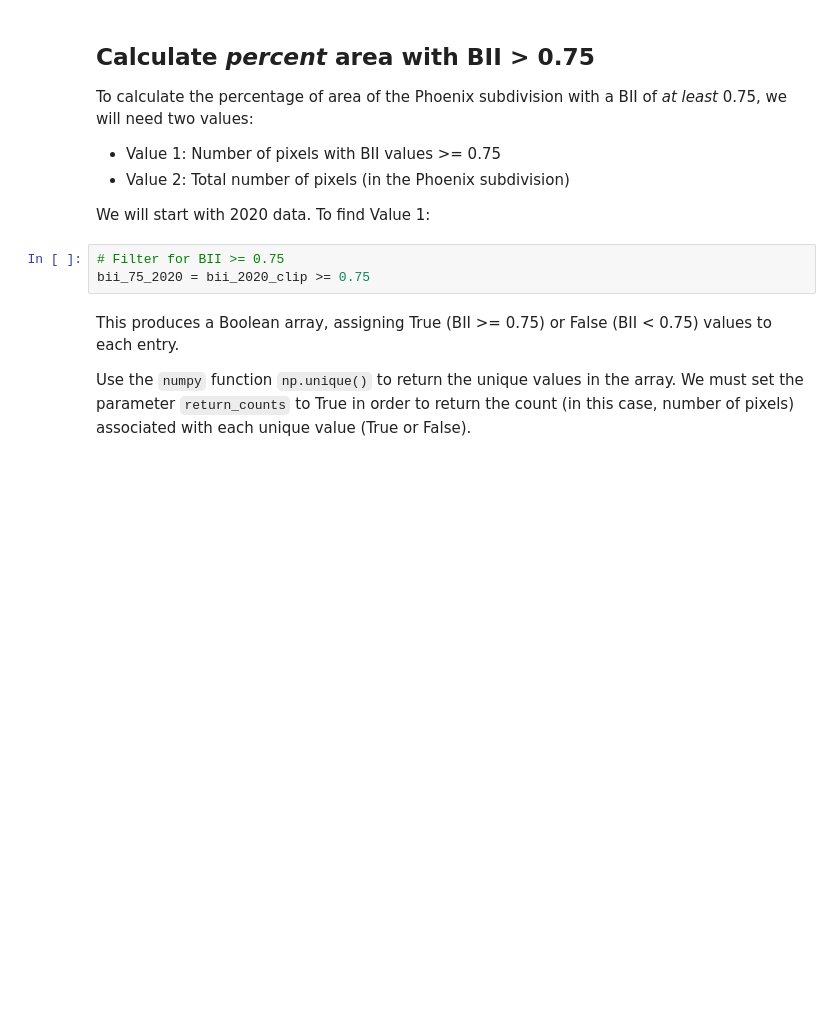
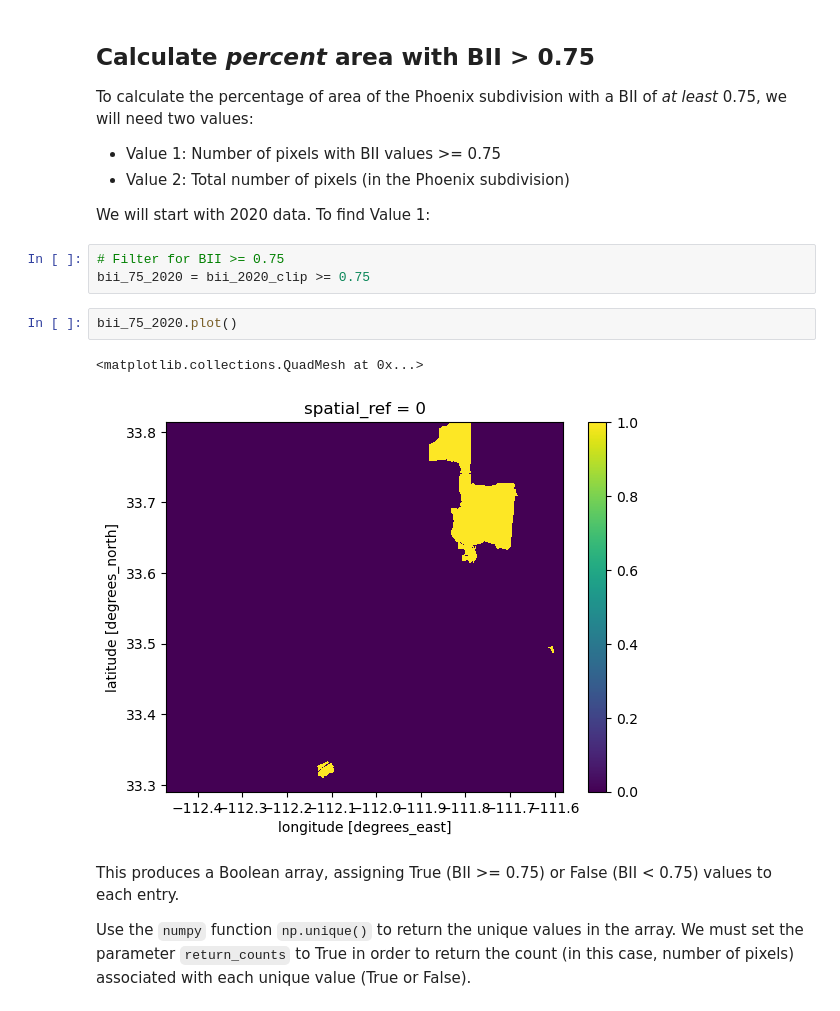
Before and after one commit to ceh58/biodiversity-phoenix, a Jupyter notebook: biodiversity-phonix.ipynb, the cells around one changed output. Drawn from its saved outputs; the diff is of its cells as text; blank space fills up the shorter version.

```diff
--- a/biodiversity-phonix.ipynb
+++ b/biodiversity-phonix.ipynb
@@ -264,6 +264,11 @@ We will start with 2020 data. To find Value 1:
 # %%
 # Filter for BII >= 0.75
 bii_75_2020 = bii_2020_clip >= 0.75
+# %%
+bii_75_2020.plot()
+# %% [output]
+<matplotlib.collections.QuadMesh at 0x...>
+[figure, added]
 # %% [markdown]
 This produces a Boolean array, assigning True (BII >= 0.75) or False (BII < 0.75) values to each entry.
 
```
Also changed, not shown: parts of 2 cells of this notebook.
